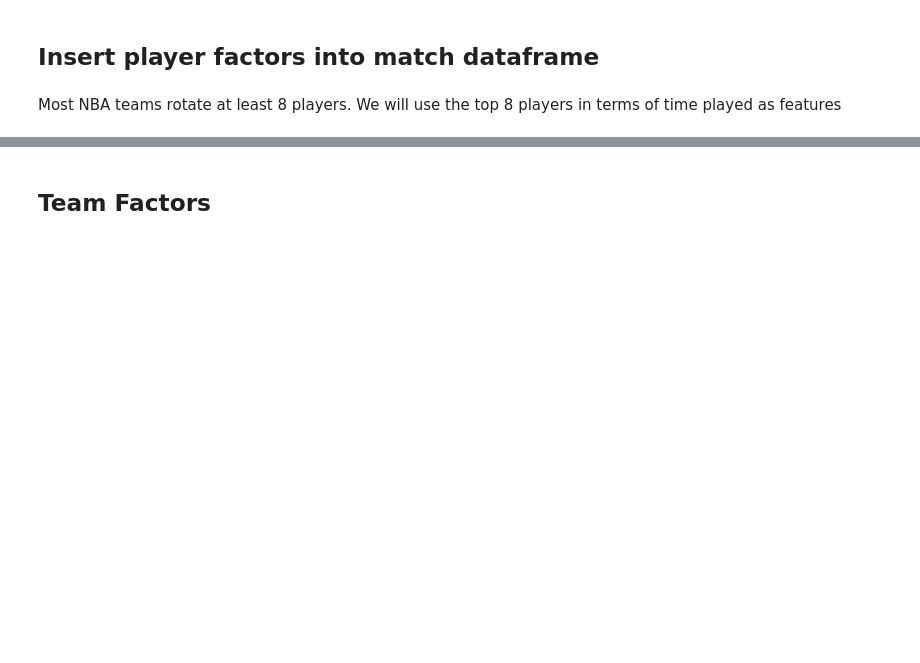
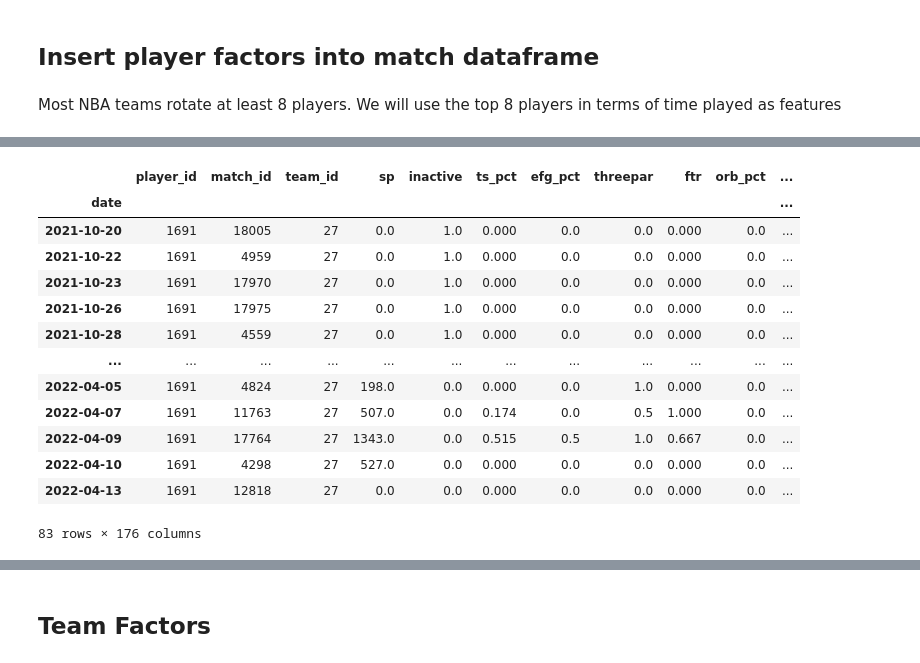
Before and after one commit to wtp43/NBA-Machine-Learning-Research, a Jupyter notebook: Feature Engineering.ipynb, the cells around one changed output, grey strips where cells are left out. Drawn from its saved outputs; the diff is of its cells as text; code cells hidden in the pictures; blank space fills up the shorter version.

```diff
--- a/Feature Engineering.ipynb
+++ b/Feature Engineering.ipynb
@@ -251,5 +280,5 @@ def get_win_ratio(team_id, prev_matches, i):
 # %%
-window_sizes = [5,7]
+window_sizes = [5,8,12]
 
 for w in tqdm(window_sizes):
     match_df[f'past_{w}_favorite_win_ratio'] = match_df.apply(lambda x:
@@ -303,14 +338,13 @@ def get_player_dict(gb):
        'threep_pct', 'ft', 'fta', 'ft_pct', 'orb', 'drb', 'trb', 'ast', 'stl',
        'blk', 'tov', 'pf', 'pts', 'pts_avg', 'orb_avg', 'drb_avg', 'trb_avg',
        'ast_avg', 'stl_avg', 'blk_avg', 'tov_avg', 'pf_avg']
+    n_features = len(features)
     for w in window_sizes:
         ewm_features = [f'{f}_ewm_{w}' for f in features]
         for p in player_dict:
             # set the index to date for use in finding variable length windows later
-
-            tmp_df= player_dict[p][player_dict[p].sp > 0]
-            tmp_df[ewm_features] = tmp_df[features].ewm(span=w,min_periods=0,adjust=False,ignore_na=False).mean().shift(+1)
-            player_dict[p] = player_dict[p].merge(tmp_df[ewm_features+['match_id']], on='match_id', how='outer')
+            for i in range(n_features):
+                player_dict[p].loc[player_dict[p].sp > 0, ewm_features[i]] = player_dict[p].loc[player_dict[p].sp > 0, features[i]].ewm(span=w,min_periods=0,adjust=False,ignore_na=False).mean().shift(+1).values.tolist()
             player_dict[p].index = player_dict[p]['date']
             player_dict[p].fillna(method='ffill', inplace=True)
     return player_dict
@@ -317,5 +353,5 @@ def get_player_dict(gb):
 # %%
-def parallelize_gb(df, func):
+def parallelize_gb(pp_df, func):
     num_cores = multiprocessing.cpu_count()-1  #leave one free to not freeze machine
     num_partitions = num_cores #number of partitions to split dataframe
     gb = pp_df.groupby(['player_id'], group_keys=True)
@@ -327,5 +363,4 @@ def parallelize_gb(df, func):
     pool.join()
     return res
 
-
 player_dict = parallelize_gb(pp_df, get_player_dict)
@@ -345,7 +399,7 @@ def get_player_fatigue(x,w,p):
         ewm_sp = window.iloc[-1]['ewm_sp']
     return ewm_sp
 
-window_sizes = [14]
+window_sizes = [10, 14]
 
 for w in tqdm(window_sizes):
     for p in tqdm(player_dict):
@@ -407,0 +531,17 @@ def insert_player_features(match_df, player_dict, pp_df):
+# %%
+player_dict[1691]
+# %% [output]
+|  | player_id | match_id | team_id | sp | inactive | ts_pct | efg_pct | threepar | ftr | orb_pct | ... |
+| date |  |  |  |  |  |  |  |  |  |  | ... |
+| 2021-10-20 | 1691 | 18005 | 27 | 0.0 | 1.0 | 0.000 | 0.0 | 0.0 | 0.000 | 0.0 | ... |
+| 2021-10-22 | 1691 | 4959 | 27 | 0.0 | 1.0 | 0.000 | 0.0 | 0.0 | 0.000 | 0.0 | ... |
+| 2021-10-23 | 1691 | 17970 | 27 | 0.0 | 1.0 | 0.000 | 0.0 | 0.0 | 0.000 | 0.0 | ... |
+| 2021-10-26 | 1691 | 17975 | 27 | 0.0 | 1.0 | 0.000 | 0.0 | 0.0 | 0.000 | 0.0 | ... |
+| 2021-10-28 | 1691 | 4559 | 27 | 0.0 | 1.0 | 0.000 | 0.0 | 0.0 | 0.000 | 0.0 | ... |
+| ... | ... | ... | ... | ... | ... | ... | ... | ... | ... | ... | ... |
+| 2022-04-05 | 1691 | 4824 | 27 | 198.0 | 0.0 | 0.000 | 0.0 | 1.0 | 0.000 | 0.0 | ... |
+| 2022-04-07 | 1691 | 11763 | 27 | 507.0 | 0.0 | 0.174 | 0.0 | 0.5 | 1.000 | 0.0 | ... |
+| 2022-04-09 | 1691 | 17764 | 27 | 1343.0 | 0.0 | 0.515 | 0.5 | 1.0 | 0.667 | 0.0 | ... |
+| 2022-04-10 | 1691 | 4298 | 27 | 527.0 | 0.0 | 0.000 | 0.0 | 0.0 | 0.000 | 0.0 | ... |
+| 2022-04-13 | 1691 | 12818 | 27 | 0.0 | 0.0 | 0.000 | 0.0 | 0.0 | 0.000 | 0.0 | ... |
+83 rows × 176 columns
```
Also changed, not shown: parts of 40 cells of this notebook, 9 other files.
